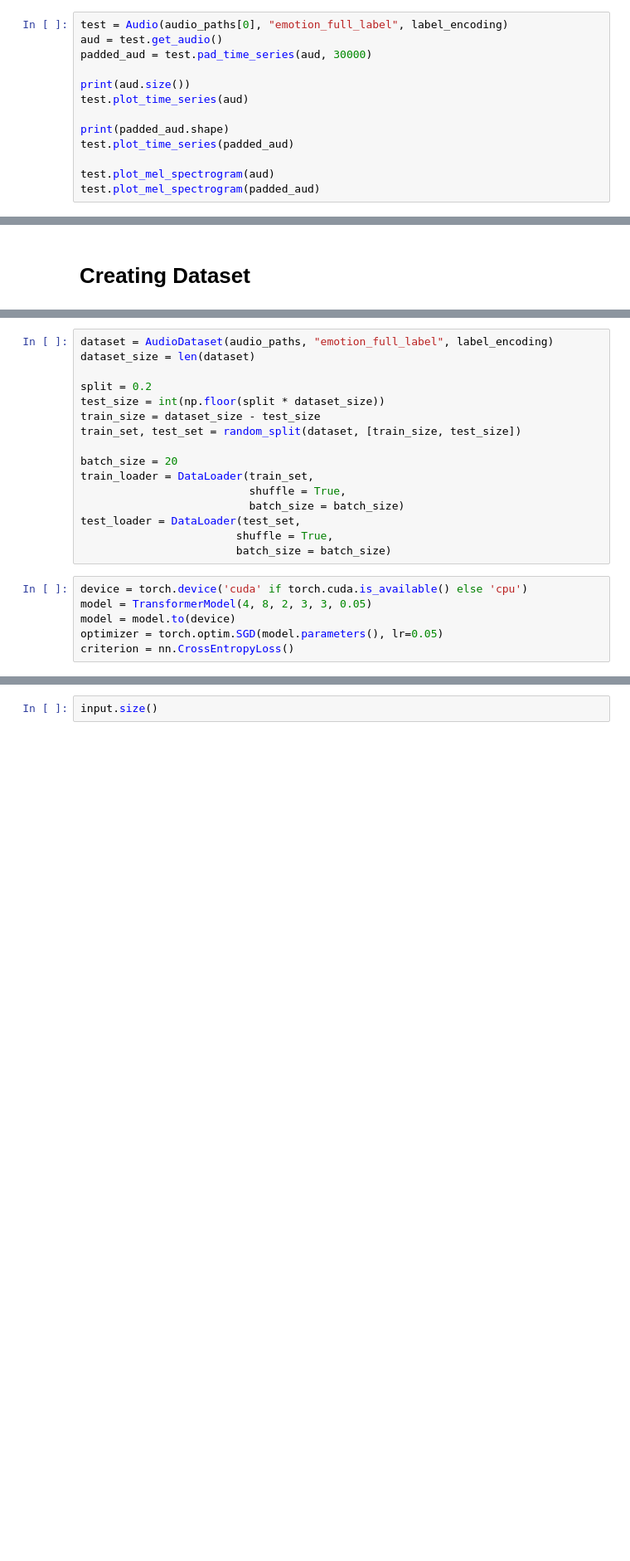
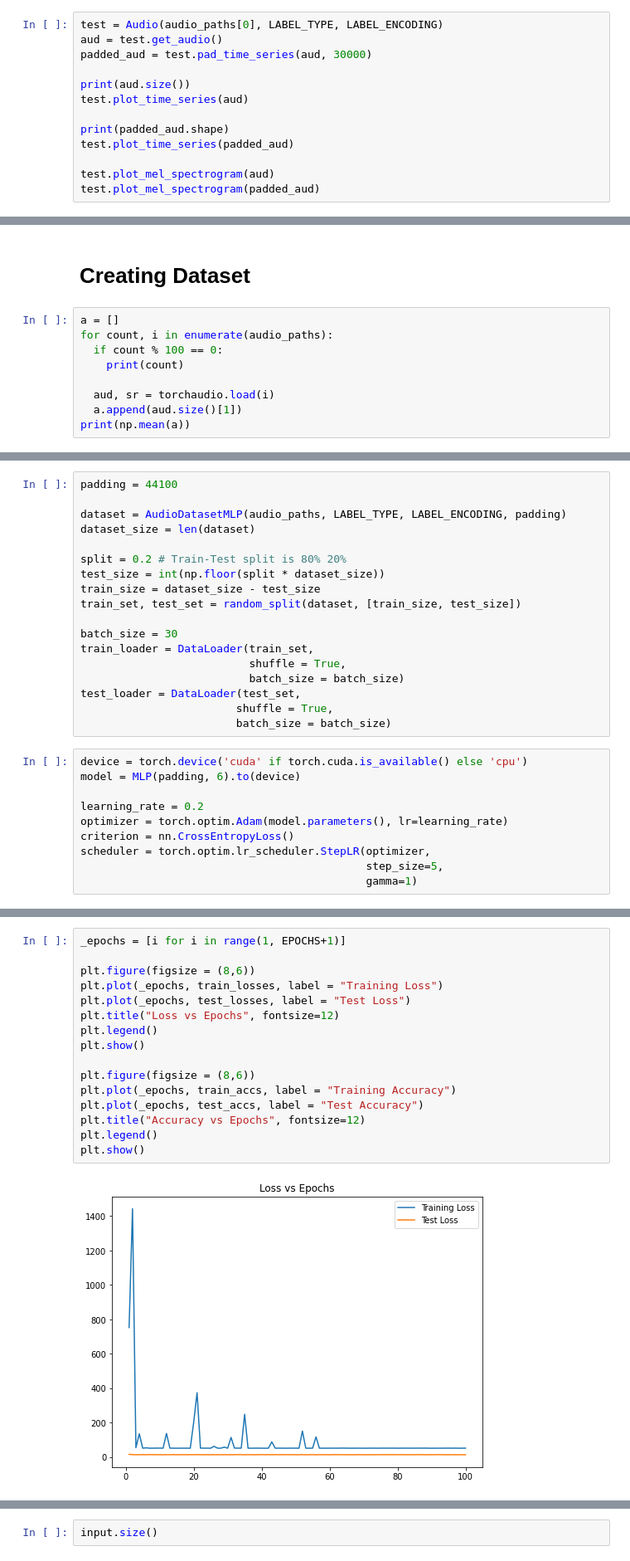
Before and after one commit to pakdaniel/DataMiningFinal, a Jupyter notebook: DataMiningFinal.ipynb, the cells around one changed output, grey strips where cells are left out. Shown at 83% size. Saved outputs shown, nothing was run; the diff lists cells and outputs as text; blank space fills up the shorter version.

```diff
--- a/DataMiningFinal.ipynb
+++ b/DataMiningFinal.ipynb
@@ -303,5 +272,5 @@ class Audio():
 # %%
-test = Audio(audio_paths[0], "emotion_full_label", label_encoding)
+test = Audio(audio_paths[0], LABEL_TYPE, LABEL_ENCODING)
 aud = test.get_audio()
 padded_aud = test.pad_time_series(aud, 30000)
 
@@ -435,2 +359,11 @@ audio_test.plot_mel_spectrogram()
 # %% [markdown]
 # Creating Dataset
+# %%
+a = []
+for count, i in enumerate(audio_paths):
+  if count % 100 == 0:
+    print(count)
+
+  aud, sr = torchaudio.load(i)
+  a.append(aud.size()[1])
+print(np.mean(a))
@@ -548,13 +459,15 @@ class TransformerModel(nn.Module):
 # %%
-dataset = AudioDataset(audio_paths, "emotion_full_label", label_encoding)
+padding = 44100
+
+dataset = AudioDatasetMLP(audio_paths, LABEL_TYPE, LABEL_ENCODING, padding)
 dataset_size = len(dataset)
 
-split = 0.2
+split = 0.2 # Train-Test split is 80% 20%
 test_size = int(np.floor(split * dataset_size))
 train_size = dataset_size - test_size
 train_set, test_set = random_split(dataset, [train_size, test_size])
 
-batch_size = 20
+batch_size = 30
 train_loader = DataLoader(train_set,
                           shuffle = True,
                           batch_size = batch_size)
@@ -563,7 +476,11 @@ test_loader = DataLoader(test_set,
                         batch_size = batch_size)
 # %%
 device = torch.device('cuda' if torch.cuda.is_available() else 'cpu')
-model = TransformerModel(4, 8, 2, 3, 3, 0.05)
-model = model.to(device)
-optimizer = torch.optim.SGD(model.parameters(), lr=0.05)
+model = MLP(padding, 6).to(device)
+
+learning_rate = 0.2
+optimizer = torch.optim.Adam(model.parameters(), lr=learning_rate)
 criterion = nn.CrossEntropyLoss()
+scheduler = torch.optim.lr_scheduler.StepLR(optimizer,
+                                            step_size=5,
+                                            gamma=1)
@@ -569,0 +556,18 @@ criterion = nn.CrossEntropyLoss()
+# %%
+_epochs = [i for i in range(1, EPOCHS+1)]
+
+plt.figure(figsize = (8,6))
+plt.plot(_epochs, train_losses, label = "Training Loss")
+plt.plot(_epochs, test_losses, label = "Test Loss")
+plt.title("Loss vs Epochs", fontsize=12)
+plt.legend()
+plt.show()
+
+plt.figure(figsize = (8,6))
+plt.plot(_epochs, train_accs, label = "Training Accuracy")
+plt.plot(_epochs, test_accs, label = "Test Accuracy")
+plt.title("Accuracy vs Epochs", fontsize=12)
+plt.legend()
+plt.show()
+# %% [output]
+[figure, added]
```
Also changed, not shown: parts of 63 cells of this notebook.
